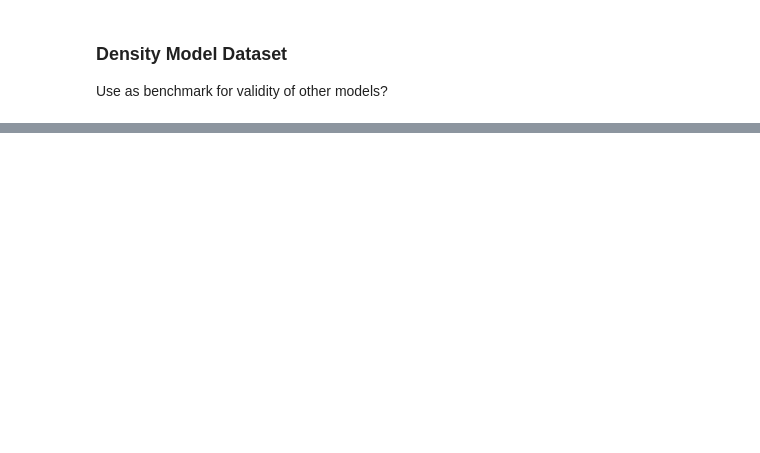
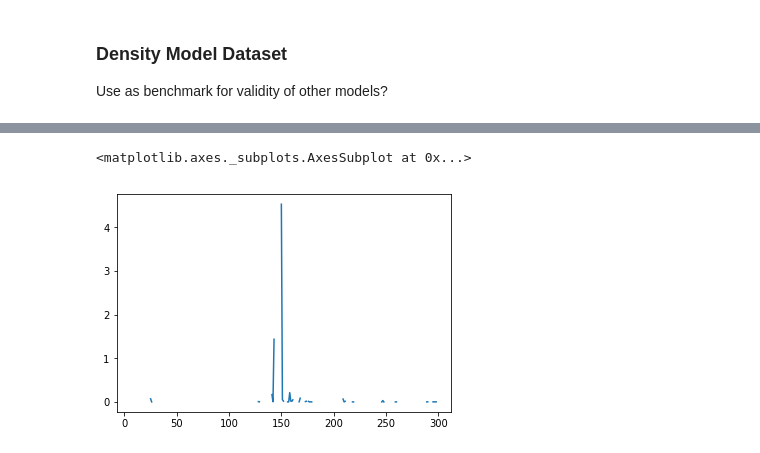
Before and after one commit to tangkong/MechPropModels, a Jupyter notebook: 0_format_merge_data.ipynb, the cells around one changed output, grey strips where cells are left out. Cells and saved outputs as stored; diff of their text form; code cells hidden in the pictures; blank space fills up the shorter version.

Commit message:
Density model development
Vegard's law, more precise feature selection.  r2 scoring

```diff
--- a/0_format_merge_data.ipynb
+++ b/0_format_merge_data.ipynb
@@ -230,3 +358,3 @@ densityNREL.head()
 # %%
-densityData = densitySLAC.append(densityNREL, ignore_index=True)
-print('{} = {} + {}?'.format(len(densityData), len(densitySLAC), len(densityNREL)))
+densityData = densitySLAC #.append(densityNREL, ignore_index=True)
+print('{} = {} + {}?'.format(len(densityData), len(densitySLAC), len([])))
@@ -233,3 +363,7 @@ print('{} = {} + {}?'.format(len(densityData), len(densitySLAC), len(densityNREL
+# %%
+# Drop exceptions actually accepted into composition object....
+densityData.drop([94, 273, 326], inplace=True)
+densityData.reset_index(inplace=True, drop=True)
 # %%
 %%time
 X_dens = base_featurizer.featurize_many(densityData['comp'], ignore_errors=True)
@@ -355,0 +454,6 @@ elastic_model = Pipeline([('impute',Imputer()), ('model', RandomForestRegressor(
+# %%
+%%time
+densReduced = genStatsDF(densityData)
+densReduced.head()
+
+print('combining duplicates removes {} entries'.format(len(densityData)-len(densReduced)))
@@ -355,0 +463,5 @@ elastic_model = Pipeline([('impute',Imputer()), ('model', RandomForestRegressor(
+# %%
+densReduced['density_std'].plot()
+# %% [output]
+<matplotlib.axes._subplots.AxesSubplot at 0x...>
+[figure, added]
```
Also changed, not shown: parts of 59 cells of this notebook, 19 other files.
